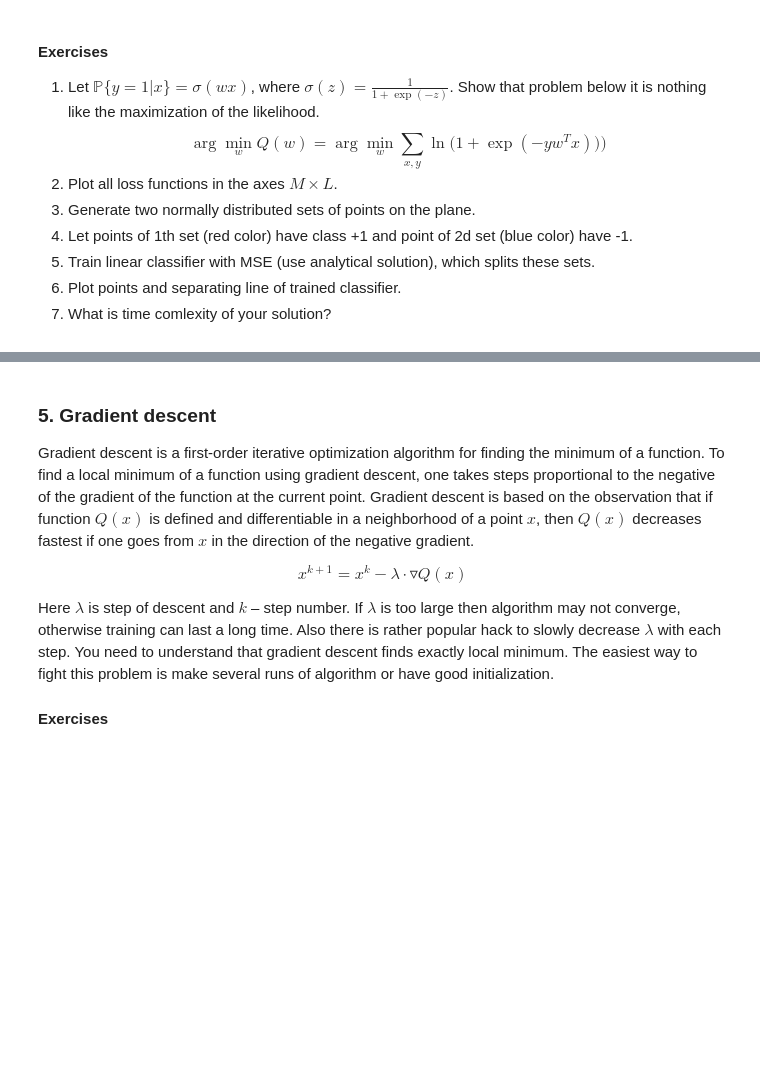
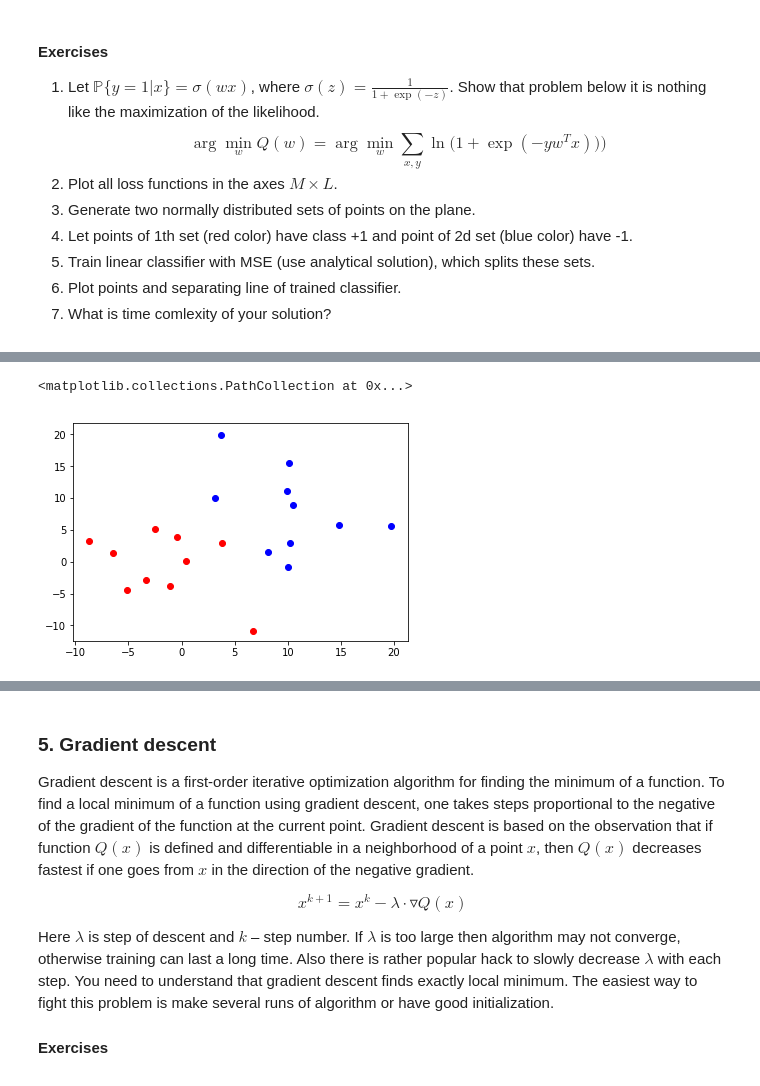
Before and after one commit to RakitinDen/Renju, a Jupyter notebook: lab-1.ipynb, the cells around one changed output, grey strips where cells are left out. Drawn from its saved outputs; the diff is of its cells as text; code cells hidden in the pictures; blank space fills up the shorter version.

```diff
--- a/lab-1.ipynb
+++ b/lab-1.ipynb
@@ -267,0 +289,10 @@ $$\arg\min_{w}Q(w) = \arg\min_{w} \sum_{x, y} \ln \big(1 + \exp(-yw^Tx )) \big)$
+# %%
+first_set_x = np.random.normal(0, 5, 10)
+first_set_y = np.random.normal(0, 5, 10)
+second_set_x = np.random.normal(10, 5, 10)
+second_set_y = np.random.normal(10, 5, 10)
+plt.scatter(first_set_x, first_set_y, label='First', color='red')
+plt.scatter(second_set_x, second_set_y, label='Second', color='blue')
+# %% [output]
+<matplotlib.collections.PathCollection at 0x...>
+[figure, added]
```
Also changed, not shown: parts of 11 cells of this notebook.
